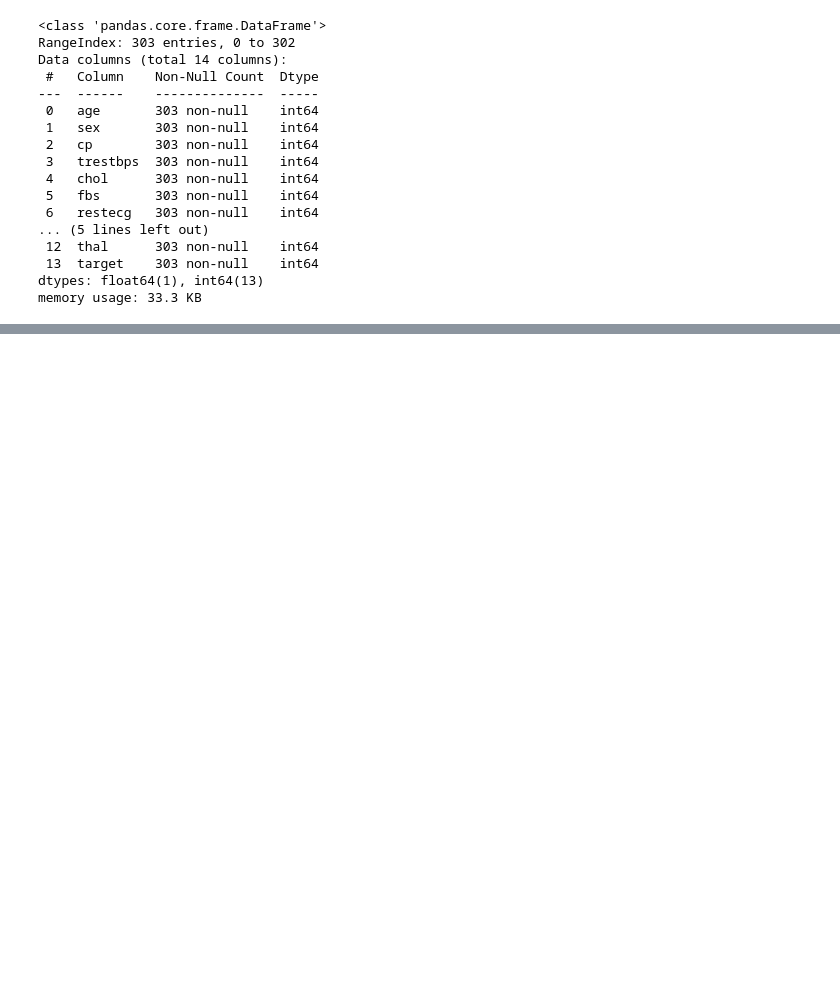
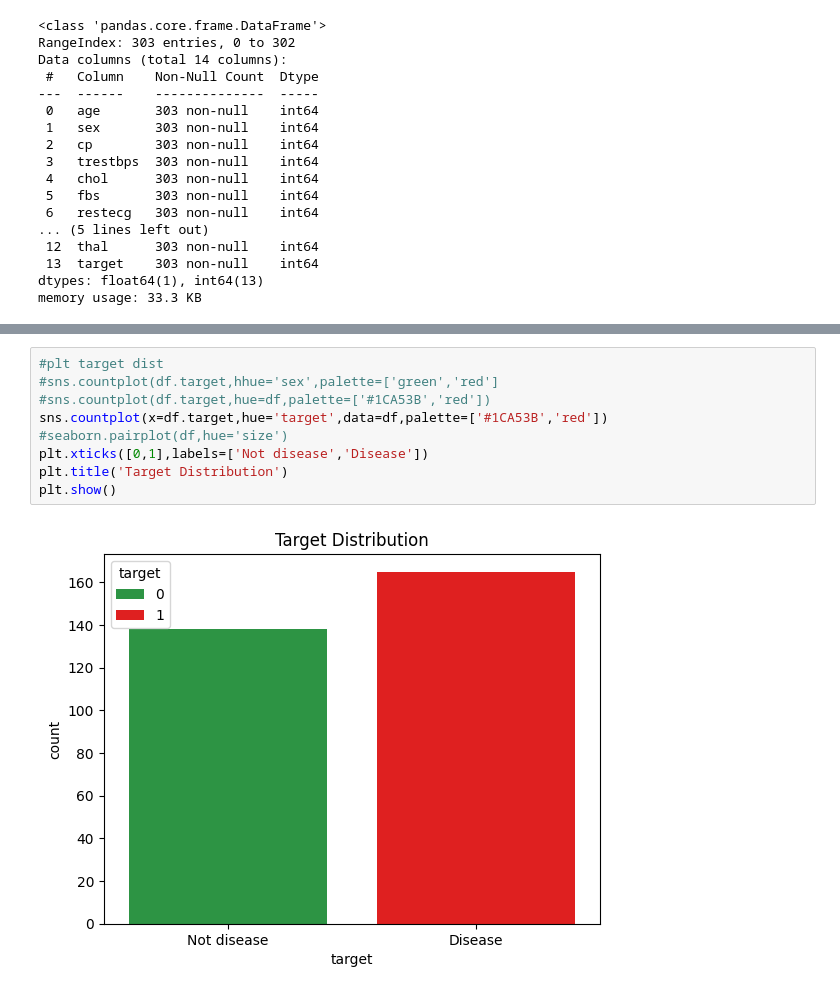
Before and after one commit to CHANDRAPRASANNA/Data-science-case-study-2, a Jupyter notebook: Heart_disease_analysis.ipynb, the cells around one changed output, grey strips where cells are left out. Drawn from its saved outputs; the diff is of its cells as text; blank space fills up the shorter version.

```diff
--- a/Heart_disease_analysis.ipynb
+++ b/Heart_disease_analysis.ipynb
@@ -36,0 +96,11 @@ memory usage: 33.3 KB
+# %%
+#plt target dist
+#sns.countplot(df.target,hhue='sex',palette=['green','red']
+#sns.countplot(df.target,hue=df,palette=['#1CA53B','red'])
+sns.countplot(x=df.target,hue='target',data=df,palette=['#1CA53B','red'])
+#seaborn.pairplot(df,hue='size')
+plt.xticks([0,1],labels=['Not disease','Disease'])
+plt.title('Target Distribution')
+plt.show()
+# %% [output]
+[figure, added]
```
Also changed, not shown: parts of 6 cells of this notebook.
